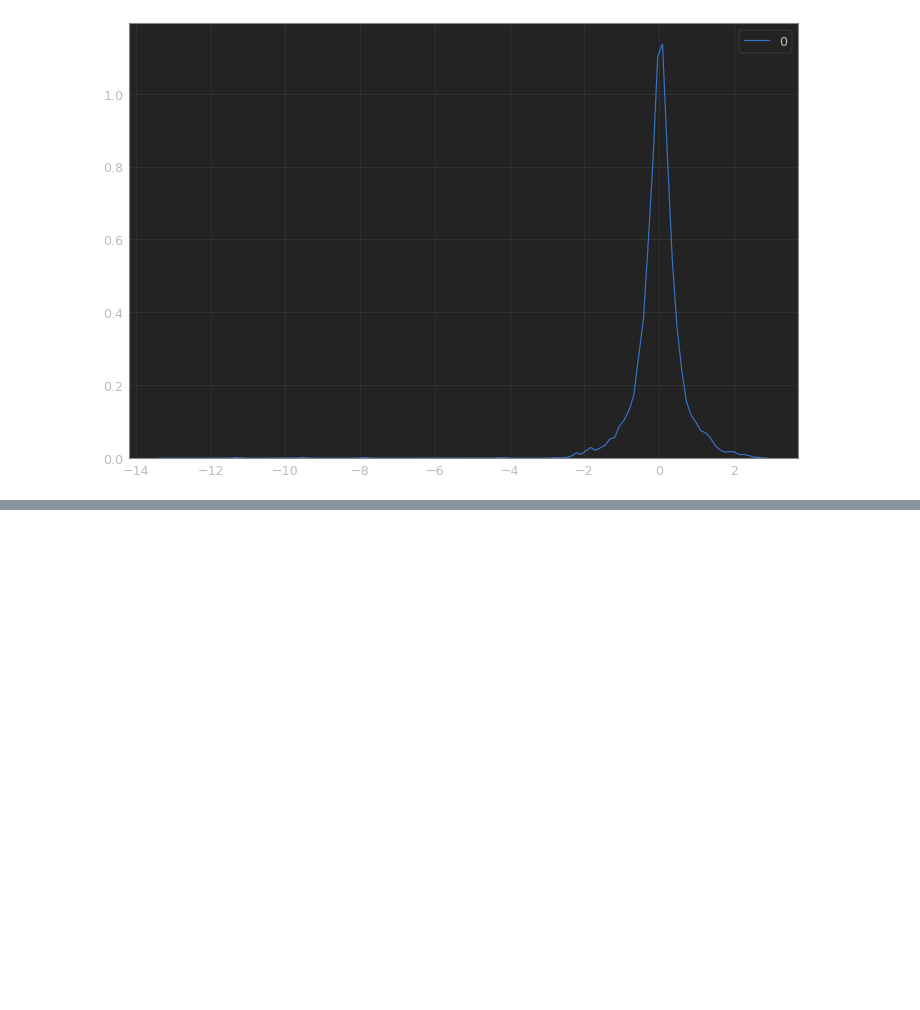
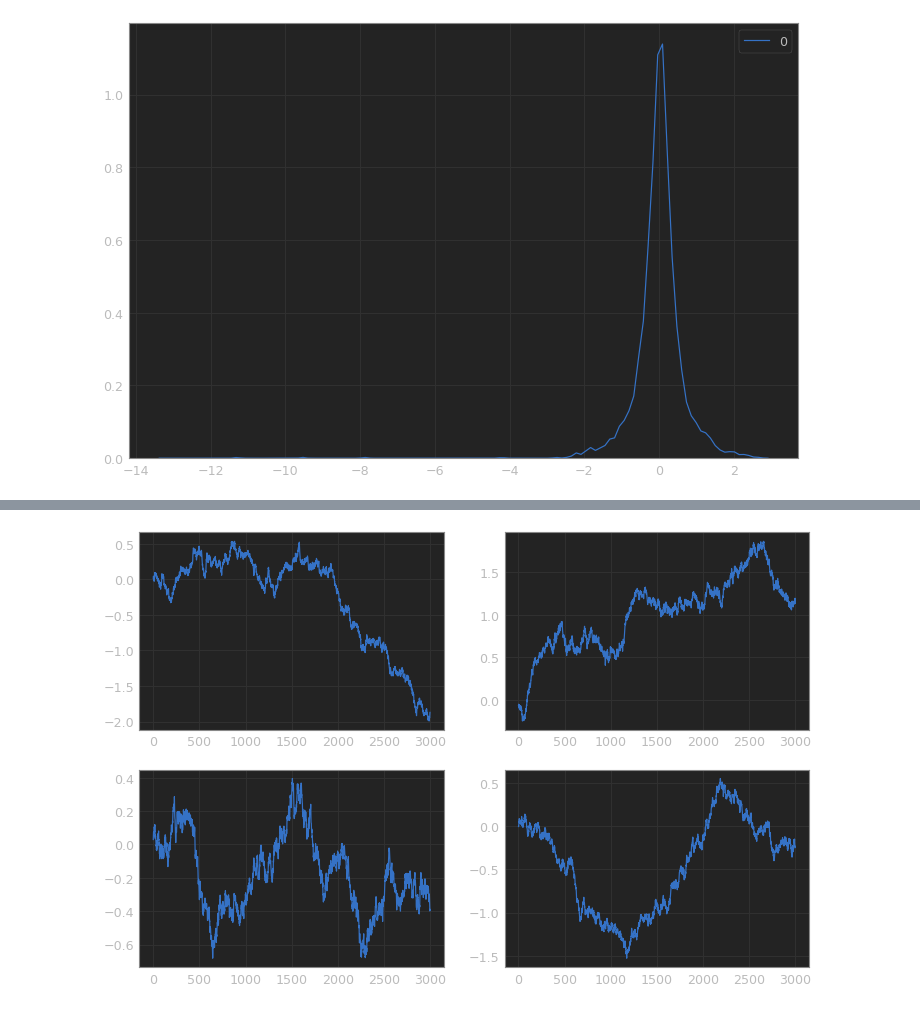
Before and after one commit to xtwxfxk/left5, a Jupyter notebook: test.ipynb, the cells around one changed output, grey strips where cells are left out. Drawn from its saved outputs; the diff is of its cells as text; code cells hidden in the pictures; blank space fills up the shorter version.

```diff
--- a/test.ipynb
+++ b/test.ipynb
@@ -182,3 +180,26 @@ Trend: Constant
 Critical Values: -3.43 (1%), -2.86 (5%), -2.57 (10%)
 Null Hypothesis: The process contains a unit root.
 Alternative Hypothesis: The process is weakly stationary.
+# %%
+n = 3000
+w1 = np.cumsum(np.random.randn(n)) / np.sqrt(n)
+w2 = np.cumsum(np.random.randn(n)) / np.sqrt(n)
+w3 = np.cumsum(np.random.randn(n)) / np.sqrt(n)
+w4 = np.cumsum(np.random.randn(n)) / np.sqrt(n)
+
+figure = plt.figure(figsize=(12, 8))
+ax1 = figure.add_subplot(221)
+ax1.plot(w1)
+
+ax2 = figure.add_subplot(222)
+ax2.plot(w2)
+
+ax3 = figure.add_subplot(223)
+ax3.plot(w3)
+
+ax4 = figure.add_subplot(224)
+ax4.plot(w4)
+
+figure.show()
+# %% [output]
+[figure, added]
```
Also changed, not shown: parts of 9 cells of this notebook, 2 other files.
